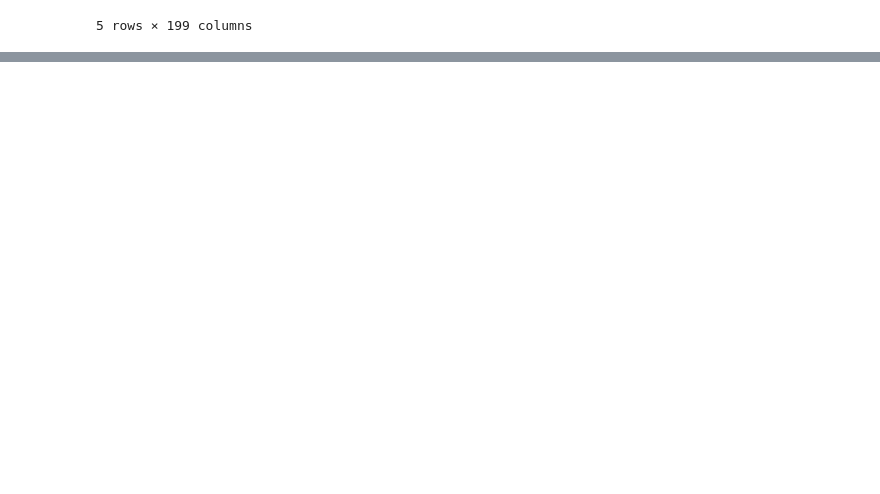
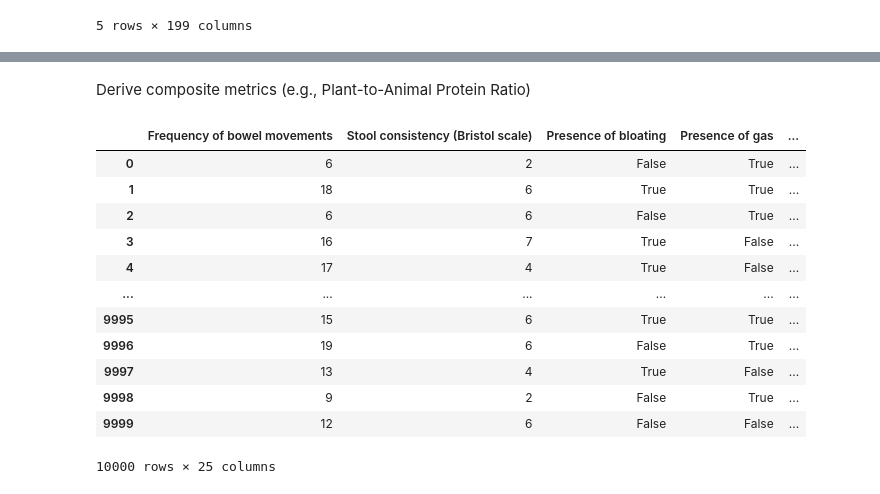
Before and after one commit to Shamiul-693/Microbiota-Status-Classification, a Jupyter notebook: Final_Microbiota_Status_Classification.ipynb, the cells around one changed output, grey strips where cells are left out. Drawn from its saved outputs; the diff is of its cells as text; code cells hidden in the pictures; blank space fills up the shorter version.

```diff
--- a/Final_Microbiota_Status_Classification.ipynb
+++ b/Final_Microbiota_Status_Classification.ipynb
@@ -229,3 +229,53 @@ df_encoded[numerical_columns + ['Microbiota_Status_Label']].head()
 | 2 | -1.001826 | 1.295781 | 1.785446 | -1.420041 | 0.976104 | 0.154480 | ... |
 | 3 | 0.143249 | -0.336077 | -0.411585 | 0.611927 | 1.474066 | 1.194515 | ... |
 | 4 | -0.328253 | 0.661170 | 0.681297 | 0.815124 | -0.019819 | 1.194515 | ... |
+# %% [markdown]
+Derive composite metrics (e.g., Plant-to-Animal Protein Ratio)
+# %%
+# First, create the composite feature in the main DataFrame
+df['Plant_to_Animal_Protein_Ratio'] = (
+    df['Weekly consumption of plant proteins (portions)'] /
+    (df['Weekly consumption of animal proteins (portions)'] + 1e-5)
+)
+
+# Then define the enriched feature list
+enriched_features = [
+    'Frequency of bowel movements',
+    'Stool consistency (Bristol scale)',
+    'Presence of bloating',
+    'Presence of gas',
+    'Presence of abdominal pain',
+    'Difficult digestion',
+    'Previous gastrointestinal issues',
+    'Weekly consumption of fermented foods (portions)',
+    'Weekly consumption of vegetables (portions)',
+    'Weekly consumption of fruits (portions)',
+    'Weekly consumption of whole grains (portions)',
+    'Daily water intake (liters)',
+    'Alcohol consumption',
+    'Recent use of antibiotics',
+    'Probiotics', 'Prebiotics', 'Vitamins', 'Minerals', 'Other supplements',
+    'Plant_to_Animal_Protein_Ratio',
+    'BMI', 'Average sleep hours (hours)', 'Stress level (1-10 scale)',
+    'Weekly frequency of physical activity (per week)',
+    'Current status of microbiota'  # Target variable
+]
+
+# Subset the DataFrame only after ensuring all features exist
+df_enriched = df[enriched_features].dropna()
+# %%
+df_enriched
+# %% [output]
+|  | Frequency of bowel movements | Stool consistency (Bristol scale) | Presence of bloating | Presence of gas | ... |
+| 0 | 6 | 2 | False | True | ... |
+| 1 | 18 | 6 | True | True | ... |
+| 2 | 6 | 6 | False | True | ... |
+| 3 | 16 | 7 | True | False | ... |
+| 4 | 17 | 4 | True | False | ... |
+| ... | ... | ... | ... | ... | ... |
+| 9995 | 15 | 6 | True | True | ... |
+| 9996 | 19 | 6 | False | True | ... |
+| 9997 | 13 | 4 | True | False | ... |
+| 9998 | 9 | 2 | False | True | ... |
+| 9999 | 12 | 6 | False | False | ... |
+10000 rows × 25 columns
```
Also changed, not shown: parts of 5 cells of this notebook.
